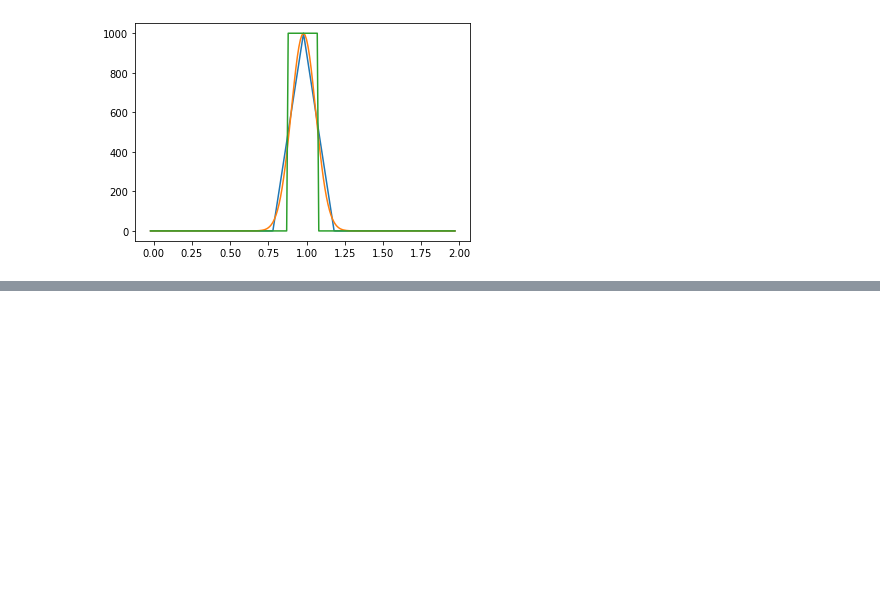
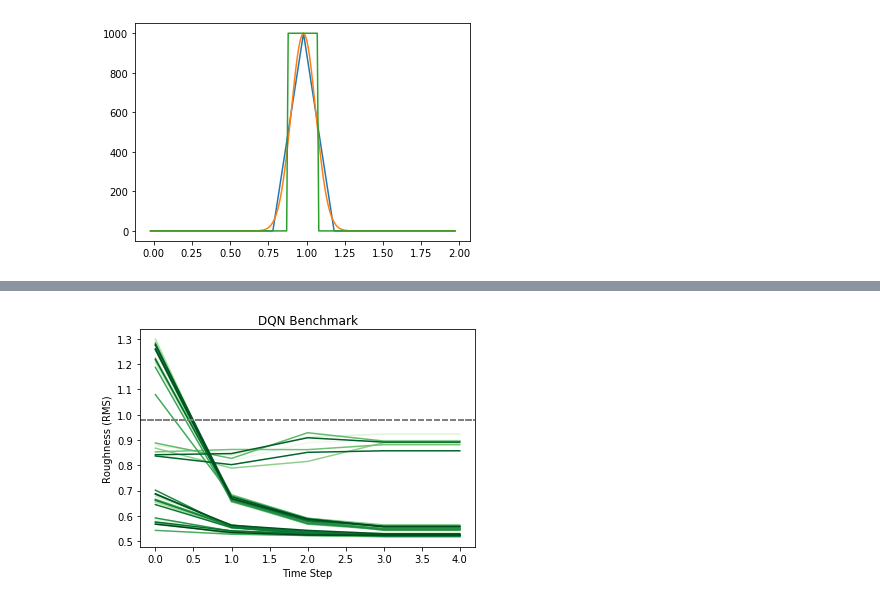
Before and after one commit to ramav87/KMCEnvironment, a Jupyter notebook: kmc-openai-env/supporting files/gym 5.6.2019.ipynb, the cells around one changed output, grey strips where cells are left out. Saved outputs shown, nothing was run; the diff lists cells and outputs as text; code cells hidden in the pictures; blank space fills up the shorter version.

```diff
--- a/kmc-openai-env/supporting files/gym 5.6.2019.ipynb
+++ b/kmc-openai-env/supporting files/gym 5.6.2019.ipynb
@@ -236,3 +312,13 @@ thickness_vals_rand=np.load('thickness_vals_rand.npy')
+# %%
+for i in range(50):
+    plt.plot(np.arange(5),rms_vals_dqn[i*5:i*5+5],c=reds(i),alpha=1)
+    plt.axhline(0.98,linestyle='--',c='0.5')
+    plt.xlabel('Time Step')
+    plt.ylabel('Roughness (RMS)')
+    plt.title('DQN Benchmark')
+plt.show()
+# %% [output]
+[figure, added]
 # %%
 for i in range(50):
     plt.plot(np.arange(10),rms_vals_dqn[i*10:i*10+10],c='r',alpha=0.1)
```
Also changed, not shown: parts of 15 cells of this notebook, 5 other files.
